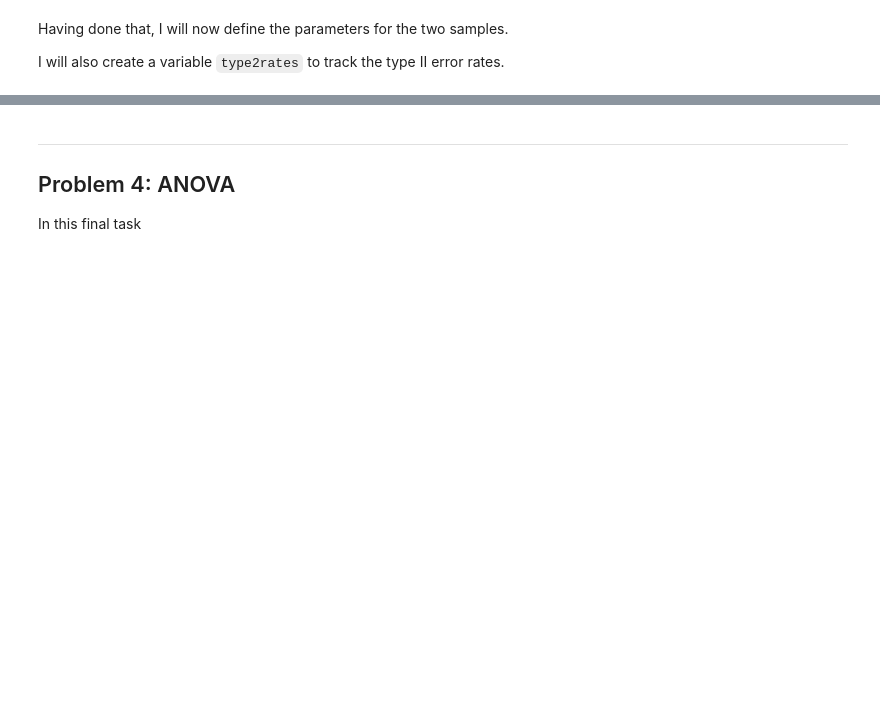
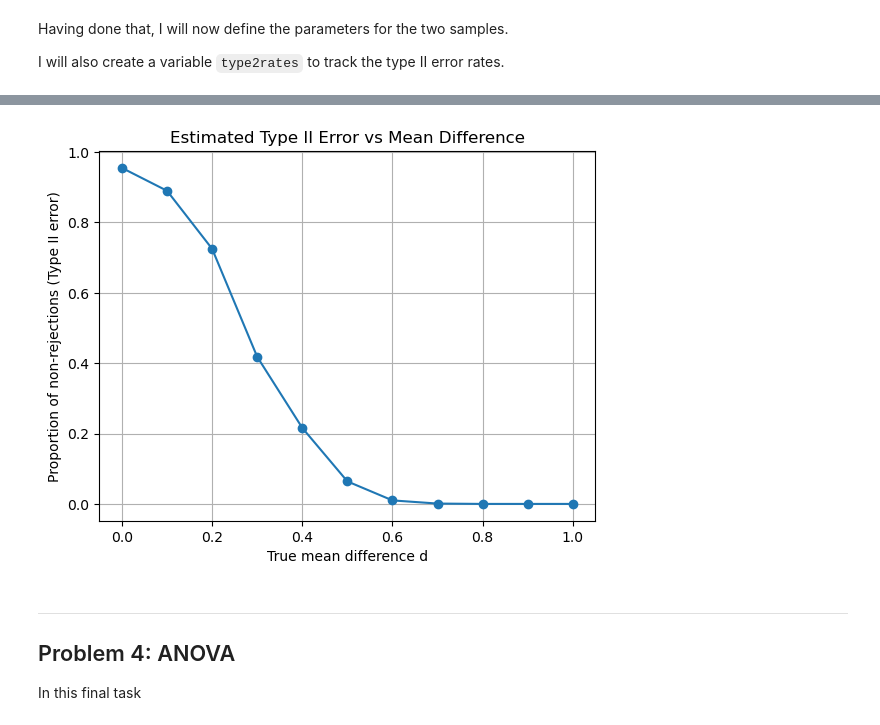
Before and after one commit to pcahillgit/applied-statistics, a Jupyter notebook: problems.ipynb, the cells around one changed output, grey strips where cells are left out. Drawn from its saved outputs; the diff is of its cells as text; code cells hidden in the pictures; blank space fills up the shorter version.

Commit message:
T-test markdown, plot error rate v mean difference

```diff
--- a/problems.ipynb
+++ b/problems.ipynb
@@ -271,3 +277,14 @@ for d in ds:
+# %%
+# Type II error rate vs mean difference d plotted
+fig, ax = plt.subplots()
+
+ax.plot(ds, type2rates, marker='o')
+ax.set_xlabel("True mean difference d")
+ax.set_ylabel("Proportion of non-rejections (Type II error)")
+ax.set_title("Estimated Type II Error vs Mean Difference")
+ax.grid(True)
+# %% [output]
+[figure, added]
 # %% [markdown]
 ***
 ## Problem 4: ANOVA
```
Also changed, not shown: parts of 5 cells of this notebook.
